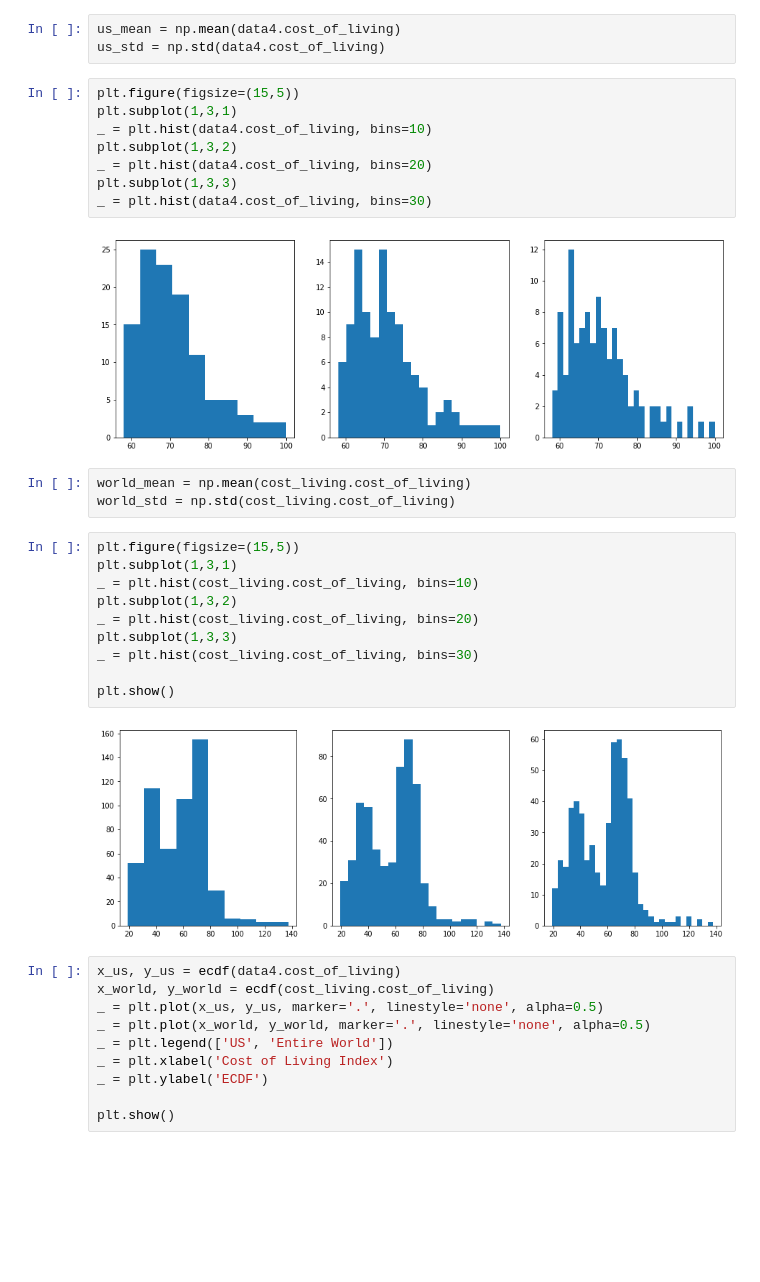
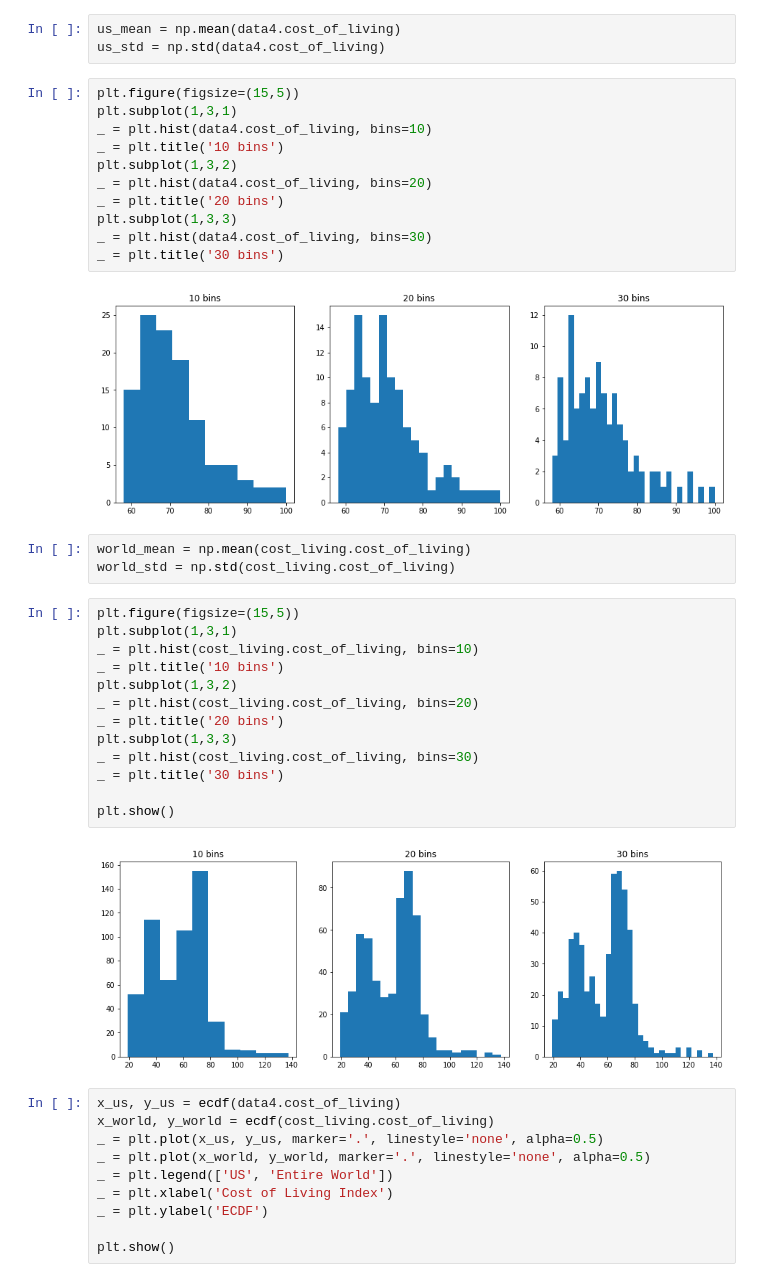
Before and after one commit to AHalarewicz/StudentLoanData, a Jupyter notebook: statistics.ipynb, the cells around one changed output. Saved outputs shown, nothing was run; the diff lists cells and outputs as text; blank space fills up the shorter version.

```diff
--- a/statistics.ipynb
+++ b/statistics.ipynb
@@ -42,13 +36,16 @@ us_std = np.std(data4.cost_of_living)
 # %%
 plt.figure(figsize=(15,5))
 plt.subplot(1,3,1)
 _ = plt.hist(data4.cost_of_living, bins=10)
+_ = plt.title('10 bins')
 plt.subplot(1,3,2)
 _ = plt.hist(data4.cost_of_living, bins=20)
+_ = plt.title('20 bins')
 plt.subplot(1,3,3)
 _ = plt.hist(data4.cost_of_living, bins=30)
+_ = plt.title('30 bins')
 # %% [output]
-[figure, old version]
+[figure, new version]
 # %%
 world_mean = np.mean(cost_living.cost_of_living)
 world_std = np.std(cost_living.cost_of_living)
@@ -56,14 +53,17 @@ world_std = np.std(cost_living.cost_of_living)
 plt.figure(figsize=(15,5))
 plt.subplot(1,3,1)
 _ = plt.hist(cost_living.cost_of_living, bins=10)
+_ = plt.title('10 bins')
 plt.subplot(1,3,2)
 _ = plt.hist(cost_living.cost_of_living, bins=20)
+_ = plt.title('20 bins')
 plt.subplot(1,3,3)
 _ = plt.hist(cost_living.cost_of_living, bins=30)
+_ = plt.title('30 bins')
 
 plt.show()
 # %% [output]
-[figure, old version]
+[figure, new version]
 # %%
 x_us, y_us = ecdf(data4.cost_of_living)
 x_world, y_world = ecdf(cost_living.cost_of_living)
```
Also changed, not shown: parts of 4 cells of this notebook.
